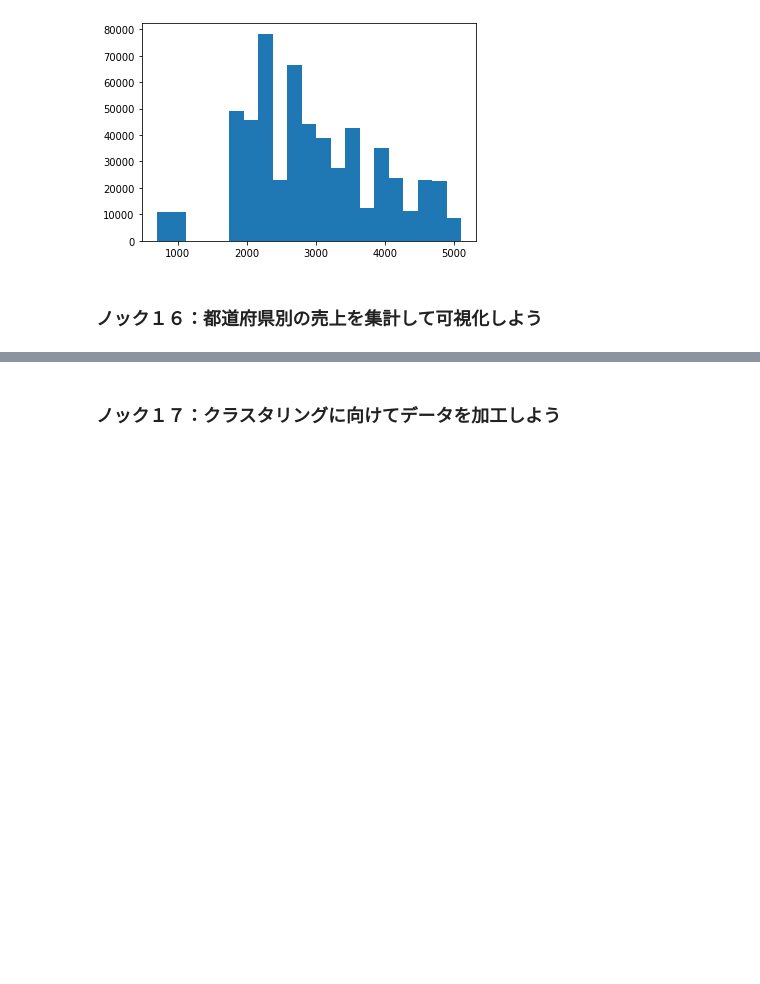
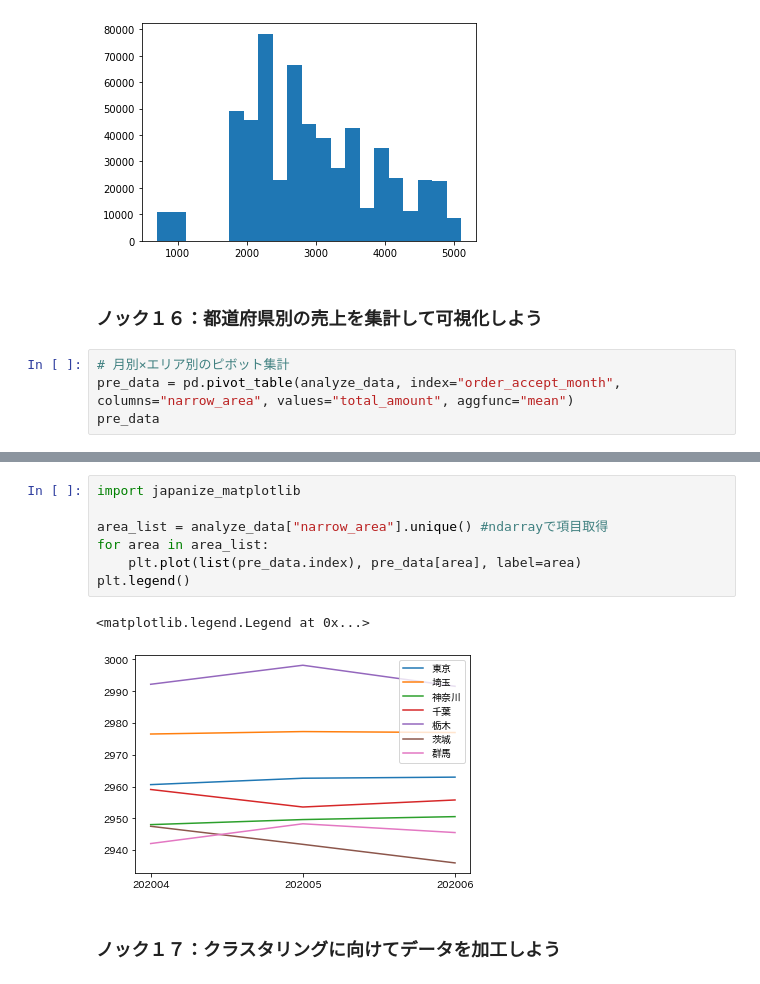
Before and after one commit to GitHiru/ml_academic, a Jupyter notebook: various/offline/books/MLSys_100Knocks/main_chapter/chapter02/study_visualization.ipynb, the cells around one changed output, grey strips where cells are left out. Cells and saved outputs as stored; diff of their text form; blank space fills up the shorter version.

```diff
--- a/various/offline/books/MLSys_100Knocks/main_chapter/chapter02/study_visualization.ipynb
+++ b/various/offline/books/MLSys_100Knocks/main_chapter/chapter02/study_visualization.ipynb
@@ -276,3 +276,7 @@ plt.hist(analyze_data["total_amount"], bins=21)
 [figure]
 # %% [markdown]
 ### ノック１６：都道府県別の売上を集計して可視化しよう
+# %%
+# 月別×エリア別のピボット集計
+pre_data = pd.pivot_table(analyze_data, index="order_accept_month", columns="narrow_area", values="total_amount", aggfunc="mean")
+pre_data
@@ -279,3 +289,13 @@ plt.hist(analyze_data["total_amount"], bins=21)
+# %%
+import japanize_matplotlib
+
+area_list = analyze_data["narrow_area"].unique() #ndarrayで項目取得
+for area in area_list:
+    plt.plot(list(pre_data.index), pre_data[area], label=area)
+plt.legend()
+# %% [output]
+<matplotlib.legend.Legend at 0x...>
+[figure, added]
 # %% [markdown]
 ### ノック１７：クラスタリングに向けてデータを加工しよう
 # %% [markdown]
```
Also changed, not shown: parts of 1 cell of this notebook.
